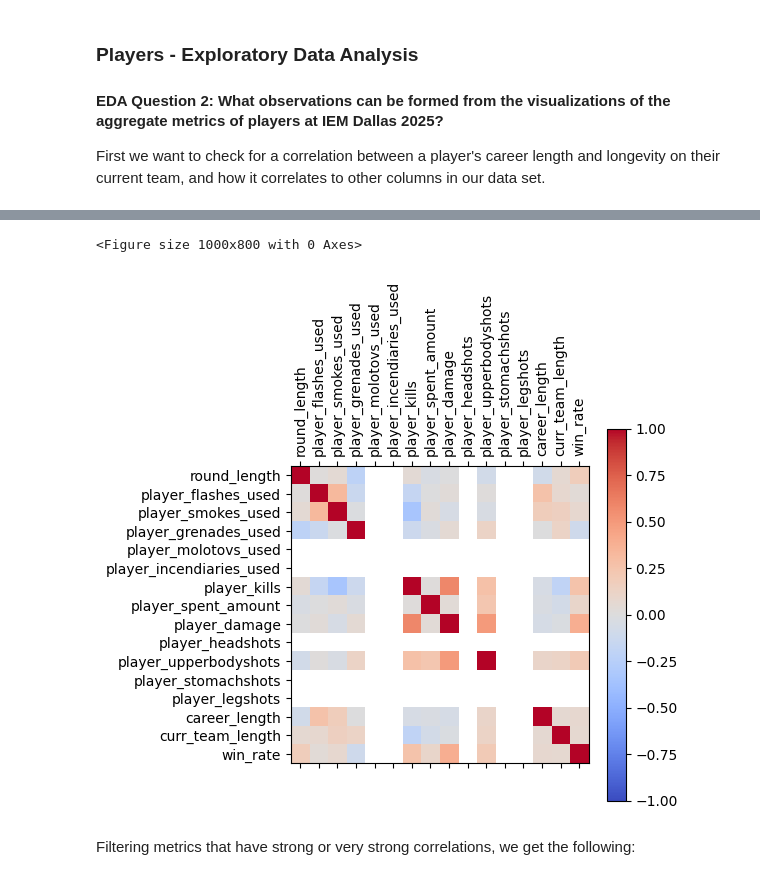
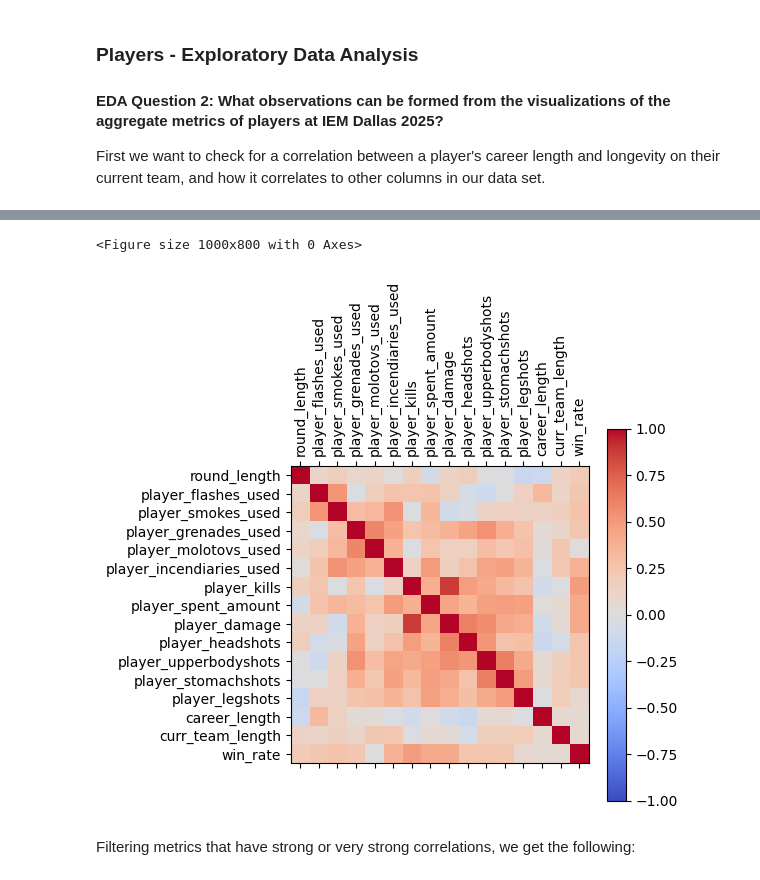
Before and after one commit to iwillreku3206/CSMODEL-MP, a Jupyter notebook: Sean_EDA.ipynb, the cells around one changed output, grey strips where cells are left out. Saved outputs shown, nothing was run; the diff lists cells and outputs as text; code cells hidden in the pictures.

```diff
--- a/Sean_EDA.ipynb
+++ b/Sean_EDA.ipynb
@@ -1064,7 +1062,28 @@ players_df["win_rate"] = (
     )
 ).astype(int)
 
-players_df = demos.groupby("player_name").agg(
+players_df = demos.groupby(["player_name", "map_id"]).agg(
+    {
+        "round_length": "mean",
+        "player_flashes_used": "sum",
+        "player_smokes_used": "sum",
+        "player_grenades_used": "sum",
+        "player_molotovs_used": "sum",
+        "player_incendiaries_used": "sum",
+        "player_kills": "sum",
+        "player_spent_amount": "sum",
+        "player_damage": "sum",
+        "player_headshots": "sum",
+        "player_upperbodyshots": "sum",
+        "player_stomachshots": "sum",
+        "player_legshots": "sum",
+        "career_length": "mean",
+        "curr_team_length": "mean",
+        "win_rate": "mean",
+    }
+)
+
+players_df = players_df.groupby("player_name").agg(
     {
         "round_length": "mean",
         "player_flashes_used": "median",
@@ -1079,11 +1098,9 @@ players_df = demos.groupby("player_name").agg(
         "player_upperbodyshots": "median",
         "player_stomachshots": "median",
         "player_legshots": "median",
-
-        # these two should be the exact same regardless of median or n
+        # these two should be the exact same regardless of median or mean
         "career_length": "mean",
         "curr_team_length": "mean",
-
         # player win rate is number of wins / total
         "win_rate": "mean",
     }
@@ -1120,5 +1137,5 @@ players_corr
 <Figure size 1000x800 with 0 Axes>
-[figure, old version]
+[figure, new version]
 # %% [markdown]
 Filtering metrics that have strong or very strong correlations, we get the following:
 # %%
```
Also changed, not shown: parts of 27 cells of this notebook, 2 other files.
